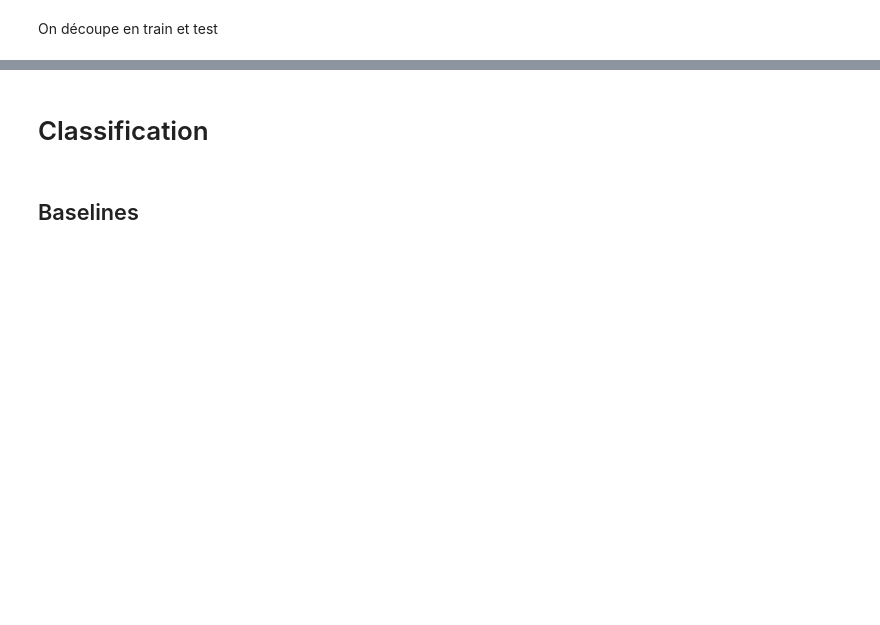
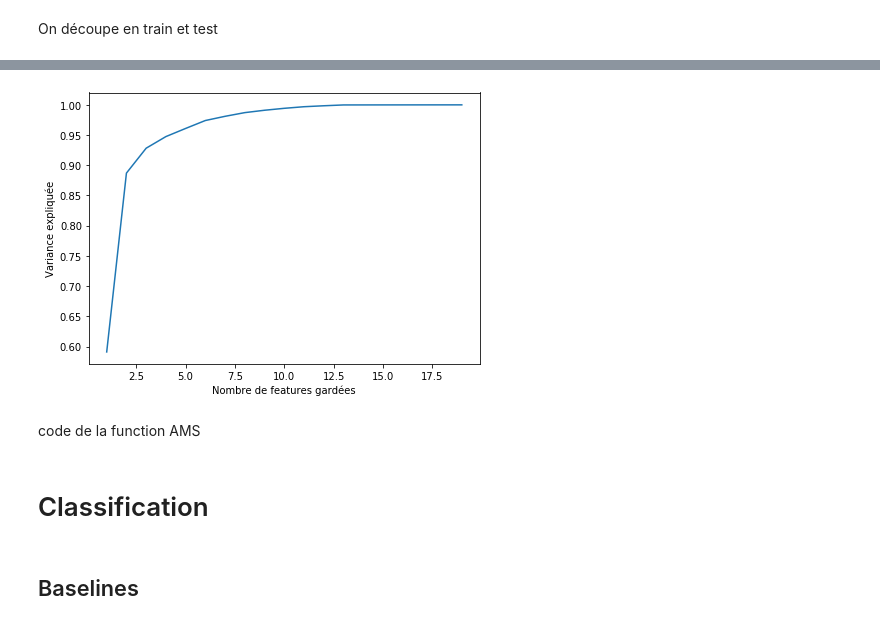
Before and after one commit to NathanBuskulic/REDS-Project, a Jupyter notebook: Classification.ipynb, the cells around one changed output, grey strips where cells are left out. Saved outputs shown, nothing was run; the diff lists cells and outputs as text; code cells hidden in the pictures; blank space fills up the shorter version.

```diff
--- a/Classification.ipynb
+++ b/Classification.ipynb
@@ -40,0 +54,11 @@ cv = sklearn.model_selection.ShuffleSplit(n_splits=5,test_size=0.3,train_size=0.
+# %%
+# Test avec PCA
+res = []
+for i in range(1,20):
+    print(i)
+    myPca = PCA(n_components=i)
+    myPca.fit(x)
+    res.append(sum(myPca.explained_variance_ratio_))
+
+#print(myPca.explained_variance_ratio_)
+#print(sum(myPca.explained_variance_ratio_))
@@ -40,0 +85,10 @@ cv = sklearn.model_selection.ShuffleSplit(n_splits=5,test_size=0.3,train_size=0.
+# %%
+fig, ax = plt.subplots(figsize=(7,5))
+ax.plot(list(range(1,20)),res)
+plt.xlabel("Nombre de features gardées")
+plt.ylabel("Variance expliquée")
+fig.savefig("plots/pcaExplained.jpg")
+# %% [output]
+[figure, added]
+# %% [markdown]
+code de la function AMS
```
Also changed, not shown: parts of 32 cells of this notebook, 1 other file.
